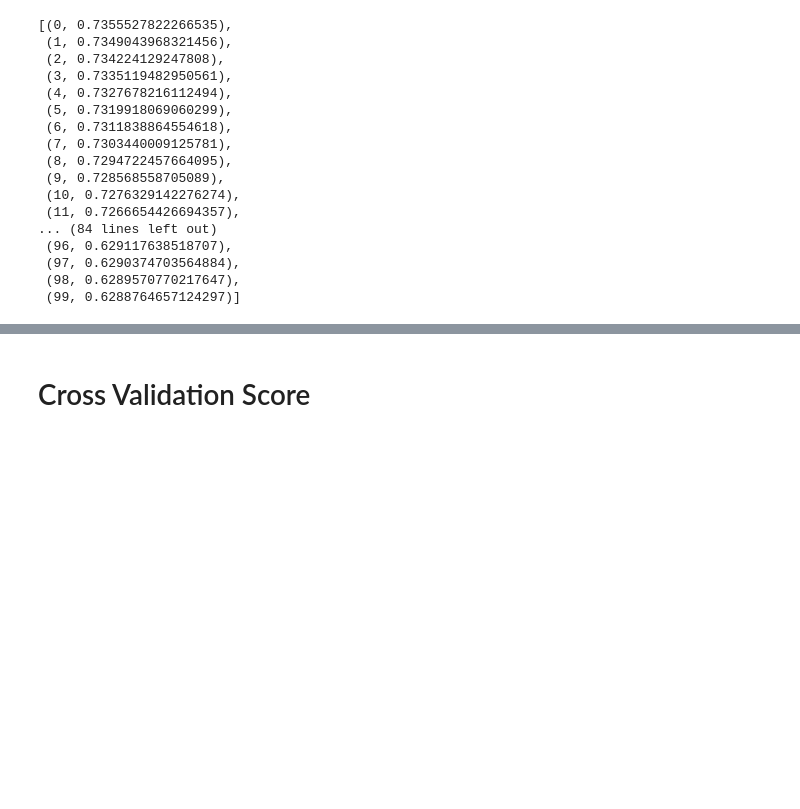
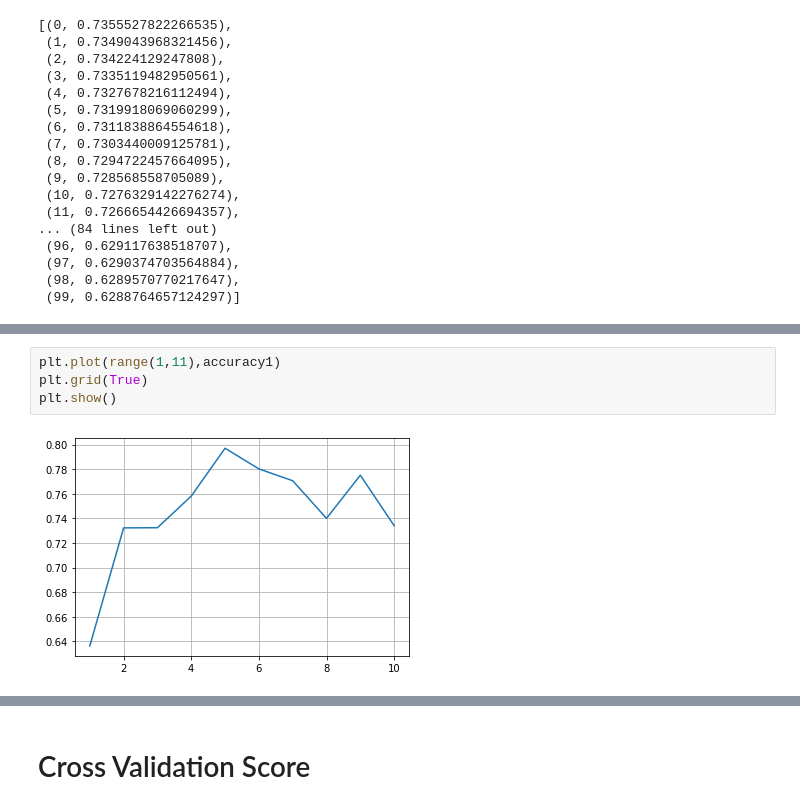
Before and after one commit to VinayakW/Cars_Case_Study, a Jupyter notebook: Cars.csv.ipynb, the cells around one changed output, grey strips where cells are left out. Saved outputs shown, nothing was run; the diff lists cells and outputs as text; blank space fills up the shorter version.

```diff
--- a/Cars.csv.ipynb
+++ b/Cars.csv.ipynb
@@ -522,0 +553,6 @@ nl1
+# %%
+plt.plot(range(1,11),accuracy1)
+plt.grid(True)
+plt.show()
+# %% [output]
+[figure, added]
```
Also changed, not shown: parts of 15 cells of this notebook.
